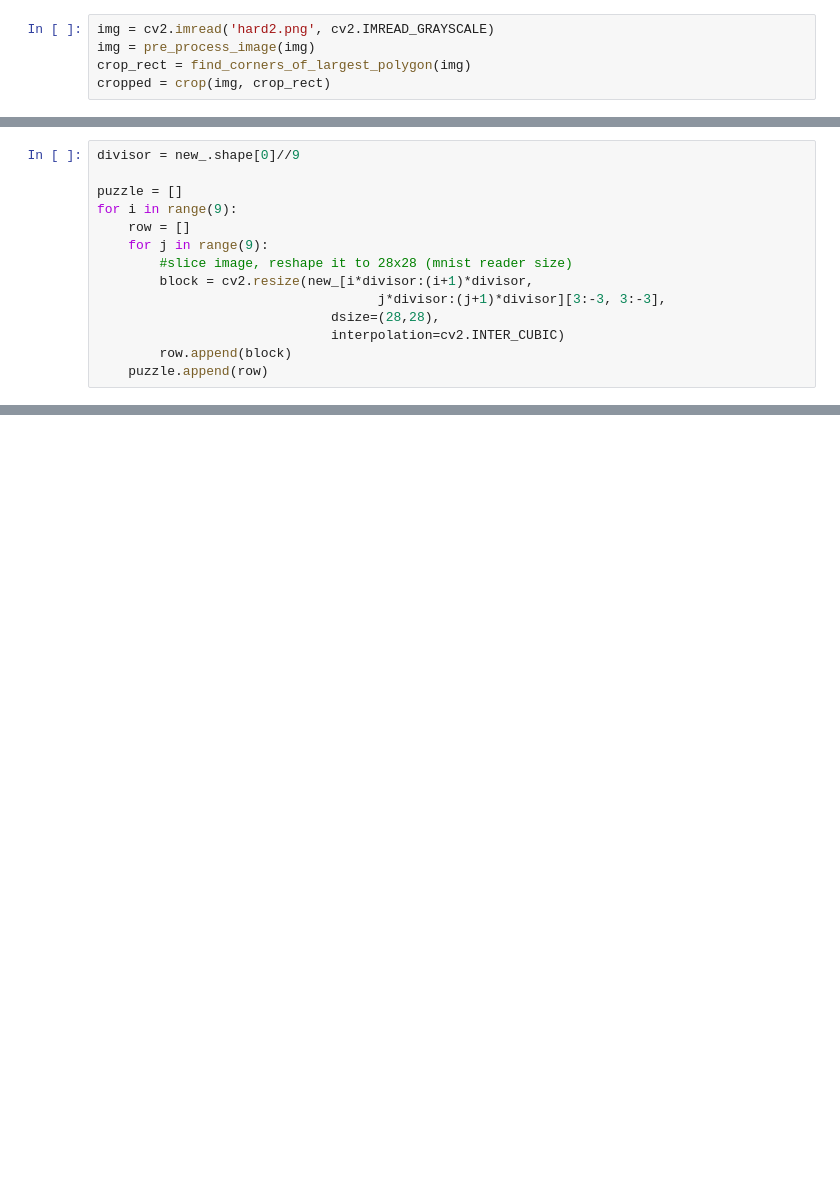
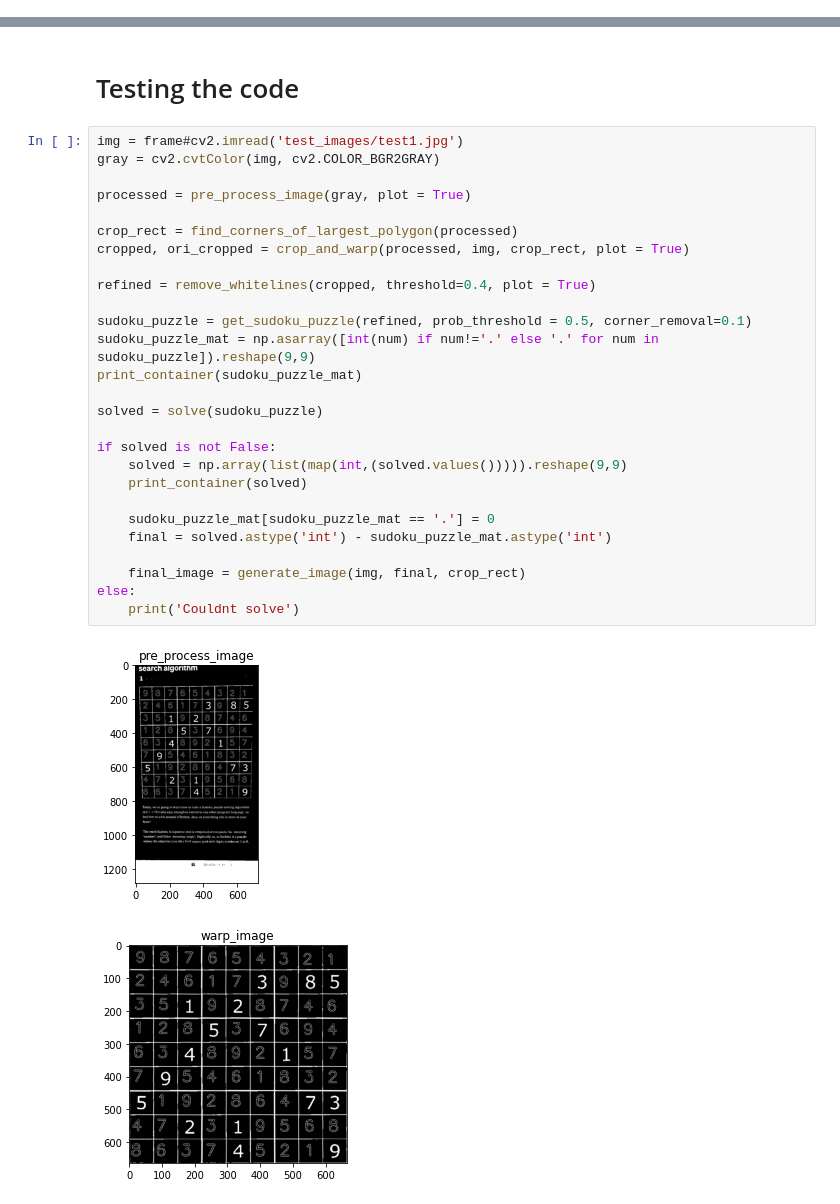
Before and after one commit to Sharpyyy/AI-Sudoku, a Jupyter notebook: PySudokuSolver.ipynb, the cells around one changed output, grey strips where cells are left out. Drawn from its saved outputs; the diff is of its cells as text; blank space fills up the shorter version.

Commit message:
added code for video processing

```diff
--- a/PySudokuSolver.ipynb
+++ b/PySudokuSolver.ipynb
@@ -105,5 +120,0 @@ def nearest_num_div_by_9(x, d = 9):
-# %%
-img = cv2.imread('hard2.png', cv2.IMREAD_GRAYSCALE)
-img = pre_process_image(img)
-crop_rect = find_corners_of_largest_polygon(img)
-cropped = crop(img, crop_rect)
@@ -139,14 +120,0 @@ plt.show()
-# %%
-divisor = new_.shape[0]//9
-
-puzzle = []
-for i in range(9):
-    row = []
-    for j in range(9):
-        #slice image, reshape it to 28x28 (mnist reader size)
-        block = cv2.resize(new_[i*divisor:(i+1)*divisor,
-                                    j*divisor:(j+1)*divisor][3:-3, 3:-3],
-                              dsize=(28,28),
-                              interpolation=cv2.INTER_CUBIC)
-        row.append(block)
-    puzzle.append(row)
@@ -327,0 +271,32 @@ def print_container(container):
+# %% [markdown]
+# Testing the code
+# %%
+img = frame#cv2.imread('test_images/test1.jpg')
+gray = cv2.cvtColor(img, cv2.COLOR_BGR2GRAY)
+
+processed = pre_process_image(gray, plot = True)
+
+crop_rect = find_corners_of_largest_polygon(processed)
+cropped, ori_cropped = crop_and_warp(processed, img, crop_rect, plot = True)
+
+refined = remove_whitelines(cropped, threshold=0.4, plot = True)
+
+sudoku_puzzle = get_sudoku_puzzle(refined, prob_threshold = 0.5, corner_removal=0.1)
+sudoku_puzzle_mat = np.asarray([int(num) if num!='.' else '.' for num in sudoku_puzzle]).reshape(9,9)
+print_container(sudoku_puzzle_mat)
+
+solved = solve(sudoku_puzzle)
+
+if solved is not False:
+    solved = np.array(list(map(int,(solved.values())))).reshape(9,9)
+    print_container(solved)
+
+    sudoku_puzzle_mat[sudoku_puzzle_mat == '.'] = 0
+    final = solved.astype('int') - sudoku_puzzle_mat.astype('int')
+
+    final_image = generate_image(img, final, crop_rect)
+else:
+    print('Couldnt solve')
+# %% [output]
+[figure, added]
+[figure, added]
```
Also changed, not shown: parts of 28 cells of this notebook, 6 other files.
